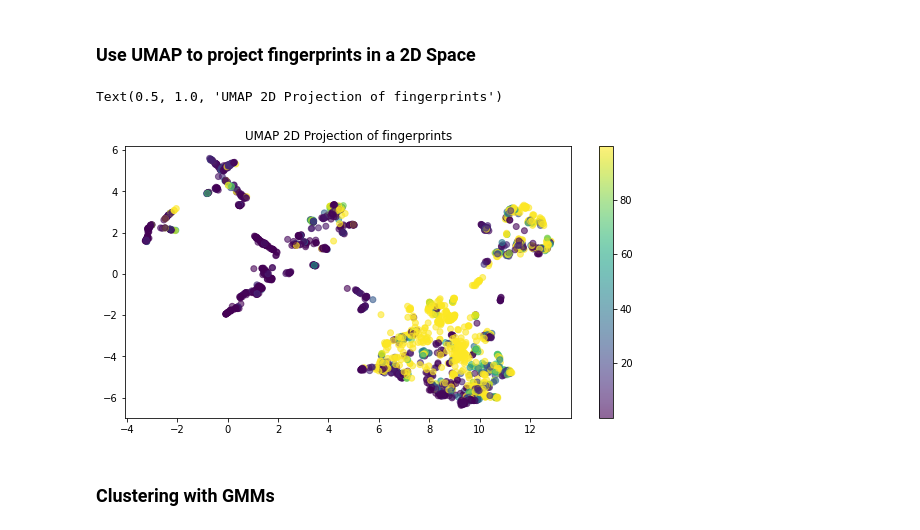
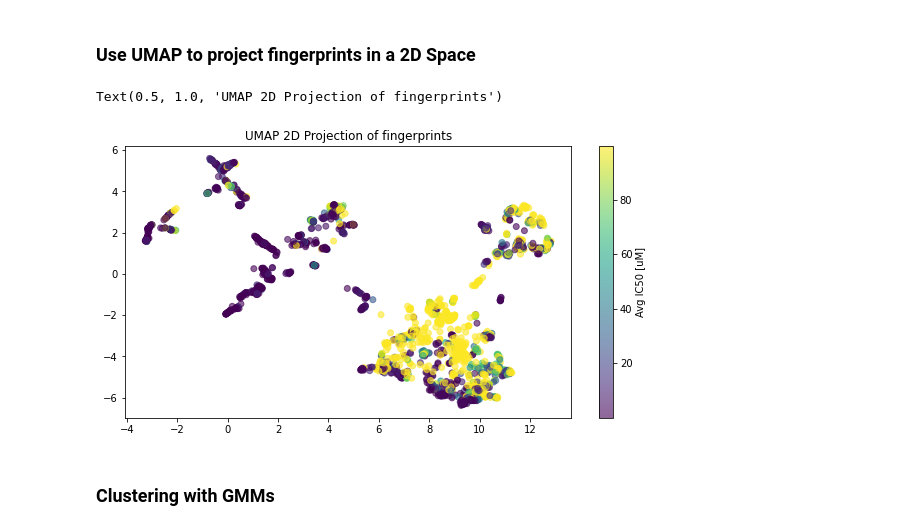
Before and after one commit to SABS-DataScienceForDrugDiscovery-9/COVID_moonshot_analysis, a Jupyter notebook: workflow_presentation.ipynb, the cells around one changed output. Cells and saved outputs as stored; diff of their text form; code cells hidden in the pictures.

Commit message:
added label

```diff
--- a/workflow_presentation.ipynb
+++ b/workflow_presentation.ipynb
@@ -472,13 +472,14 @@ FPS_trans=reducer.fit_transform(FPS)
 # %%
 #Plot and overlay Avg IC50 data
 avg_ic50=db['avg_IC50'].to_numpy()
 fig,ax=plt.subplots(figsize=(10,5))
-plt.scatter(FPS_trans[:,0],FPS_trans[:,1],c=avg_ic50,alpha=0.6)
-plt.colorbar()
+scatter=ax.scatter(FPS_trans[:,0],FPS_trans[:,1],c=avg_ic50,alpha=0.6)
+cb=plt.colorbar(scatter)
+cb.set_label('Avg IC50 [uM]')
 plt.title('UMAP 2D Projection of fingerprints')
 # %% [output]
 Text(0.5, 1.0, 'UMAP 2D Projection of fingerprints')
-[figure, old version]
+[figure, new version]
 # %% [markdown]
 ### Clustering with GMMs
 # %%
```
